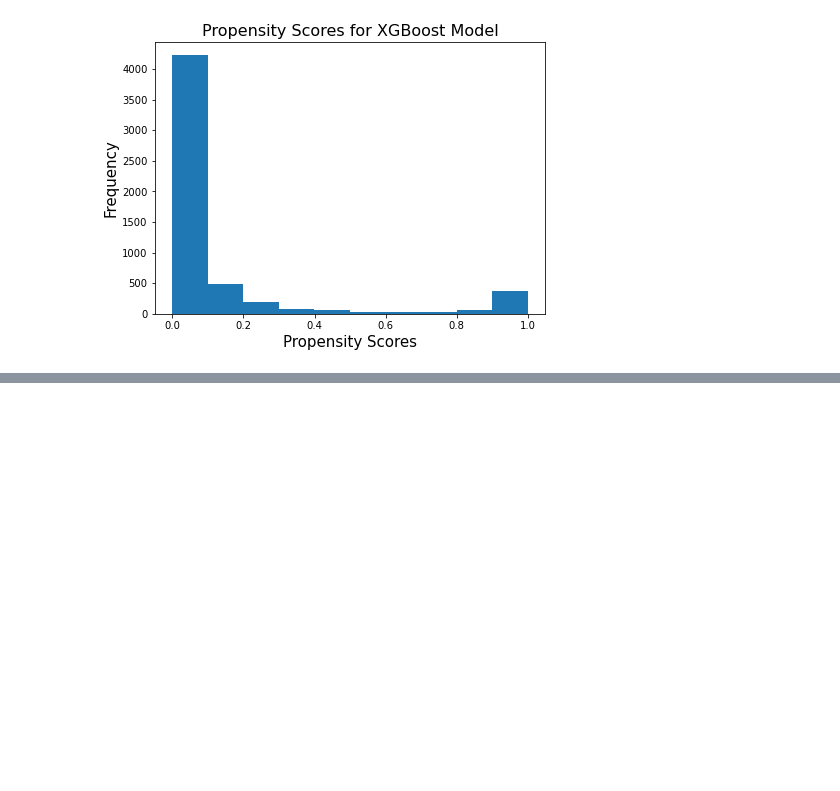
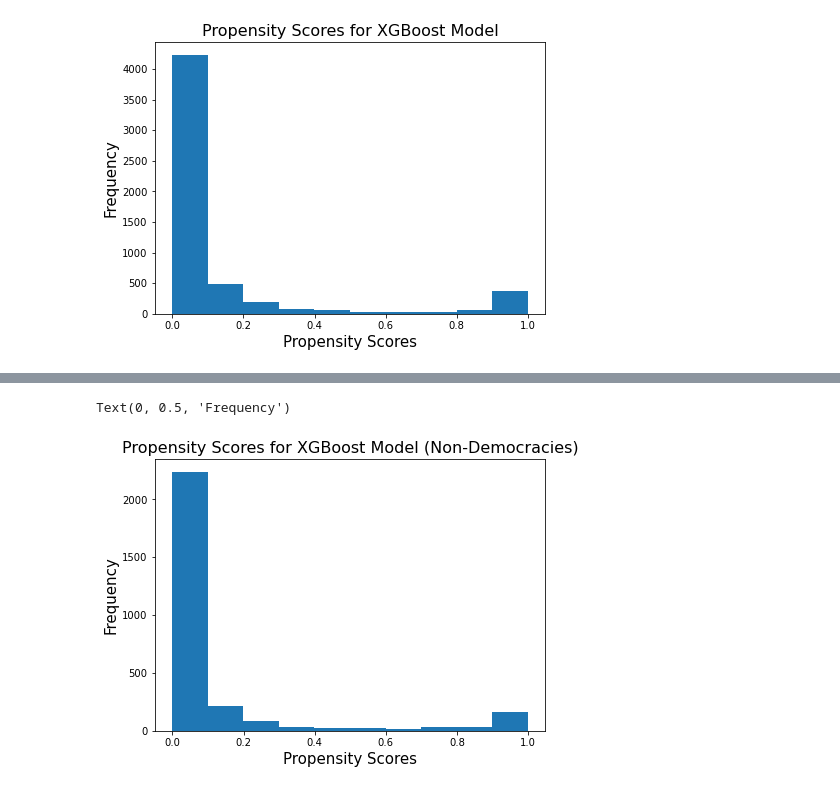
Before and after one commit to wanranzhao/STAT27420-final-code, a Jupyter notebook: Code/model_fitting.ipynb, the cells around one changed output, grey strips where cells are left out. Saved outputs shown, nothing was run; the diff lists cells and outputs as text; code cells hidden in the pictures; blank space fills up the shorter version.

```diff
--- a/Code/model_fitting.ipynb
+++ b/Code/model_fitting.ipynb
@@ -646,0 +775,9 @@ a.loc[b[b > .005].index]
+# %%
+plt.figure(figsize=(7, 5))
+hist(xgb_nondemo_propensity)
+plt.title('Propensity Scores for XGBoost Model (Non-Democracies)', fontsize=16)
+plt.xlabel('Propensity Scores', fontsize=15)
+plt.ylabel('Frequency', fontsize=15)
+# %% [output]
+Text(0, 0.5, 'Frequency')
+[figure, added]
```
Also changed, not shown: parts of 19 cells of this notebook, 2 other files.
